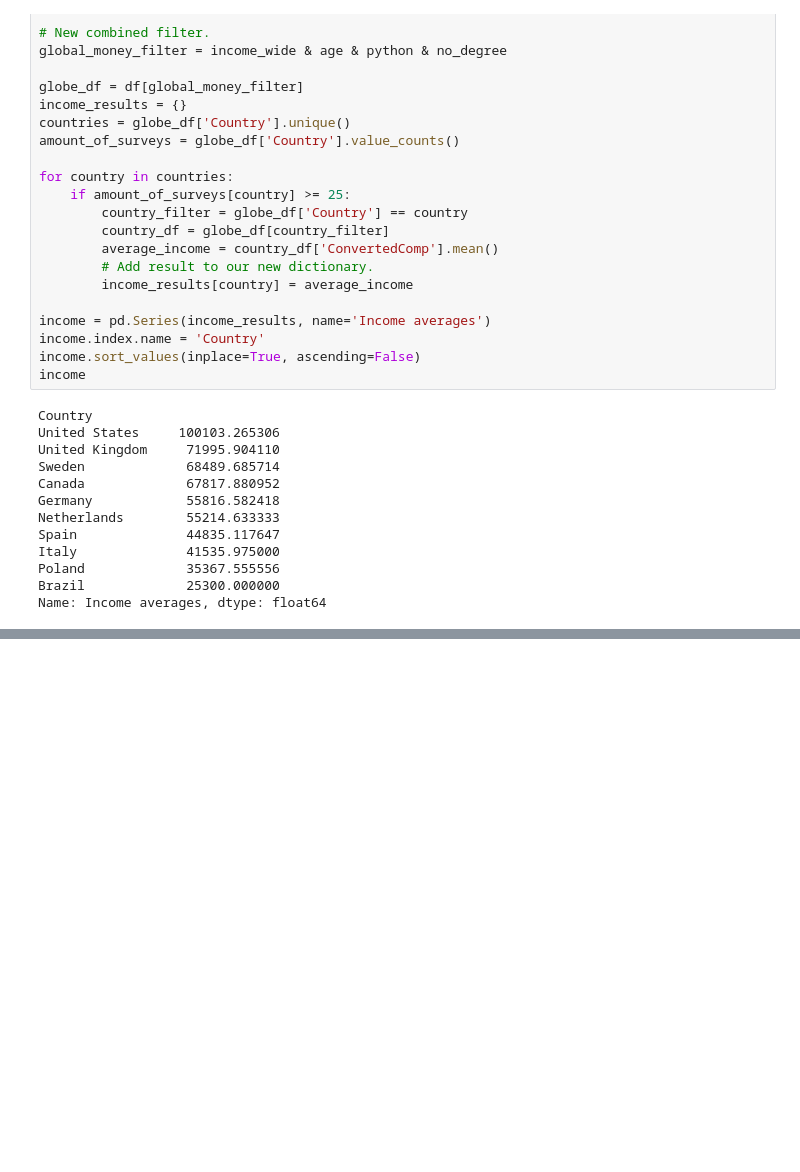
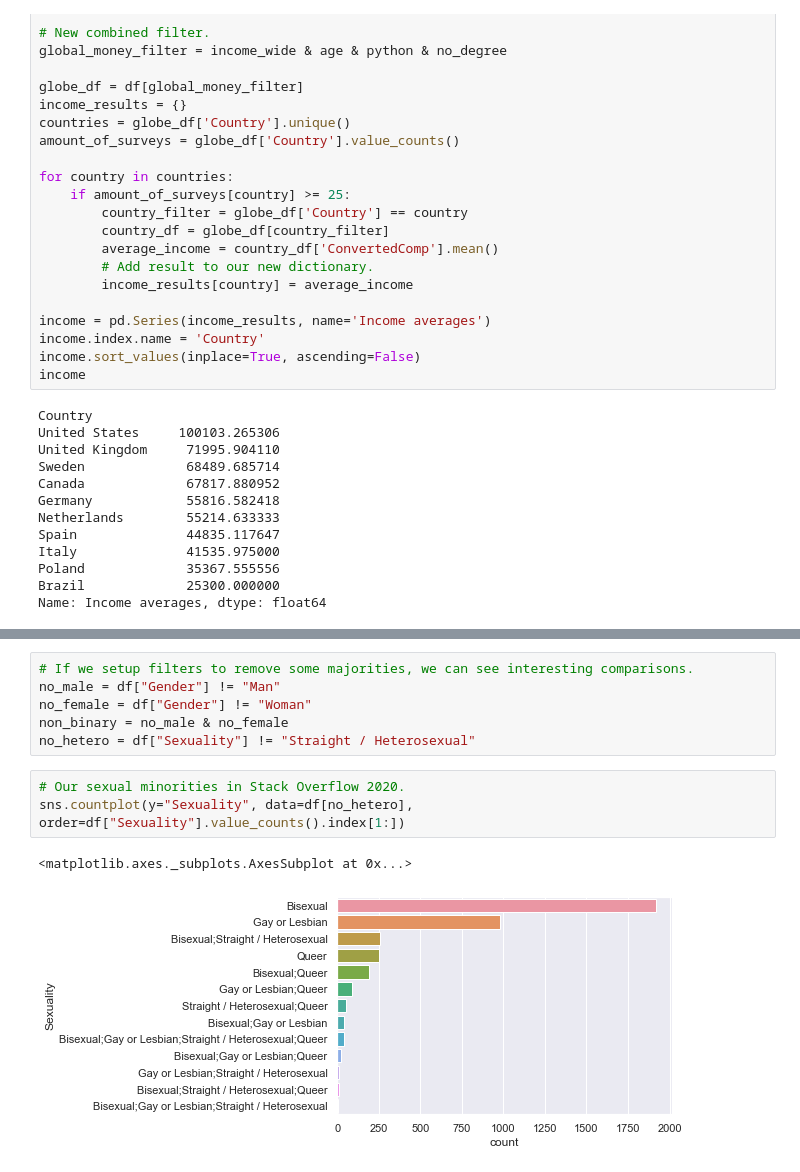
Before and after one commit to yayorbitgum/Learning, a Jupyter notebook: Python/Projects/SO2020Survey/StackOverflowSurvey2020.ipynb, the cells around one changed output, grey strips where cells are left out. Saved outputs shown, nothing was run; the diff lists cells and outputs as text; blank space fills up the shorter version.

```diff
--- a/Python/Projects/SO2020Survey/StackOverflowSurvey2020.ipynb
+++ b/Python/Projects/SO2020Survey/StackOverflowSurvey2020.ipynb
@@ -184,0 +216,12 @@ sns.lmplot(x="Age", y="ConvertedComp", data=wider_df, hue='Hobbyist', x_estimato
+# %%
+# If we setup filters to remove some majorities, we can see interesting comparisons.
+no_male = df["Gender"] != "Man"
+no_female = df["Gender"] != "Woman"
+non_binary = no_male & no_female
+no_hetero = df["Sexuality"] != "Straight / Heterosexual"
+# %%
+# Our sexual minorities in Stack Overflow 2020.
+sns.countplot(y="Sexuality", data=df[no_hetero], order=df["Sexuality"].value_counts().index[1:])
+# %% [output]
+<matplotlib.axes._subplots.AxesSubplot at 0x...>
+[figure, added]
```
Also changed, not shown: parts of 12 cells of this notebook, 2 other files.
